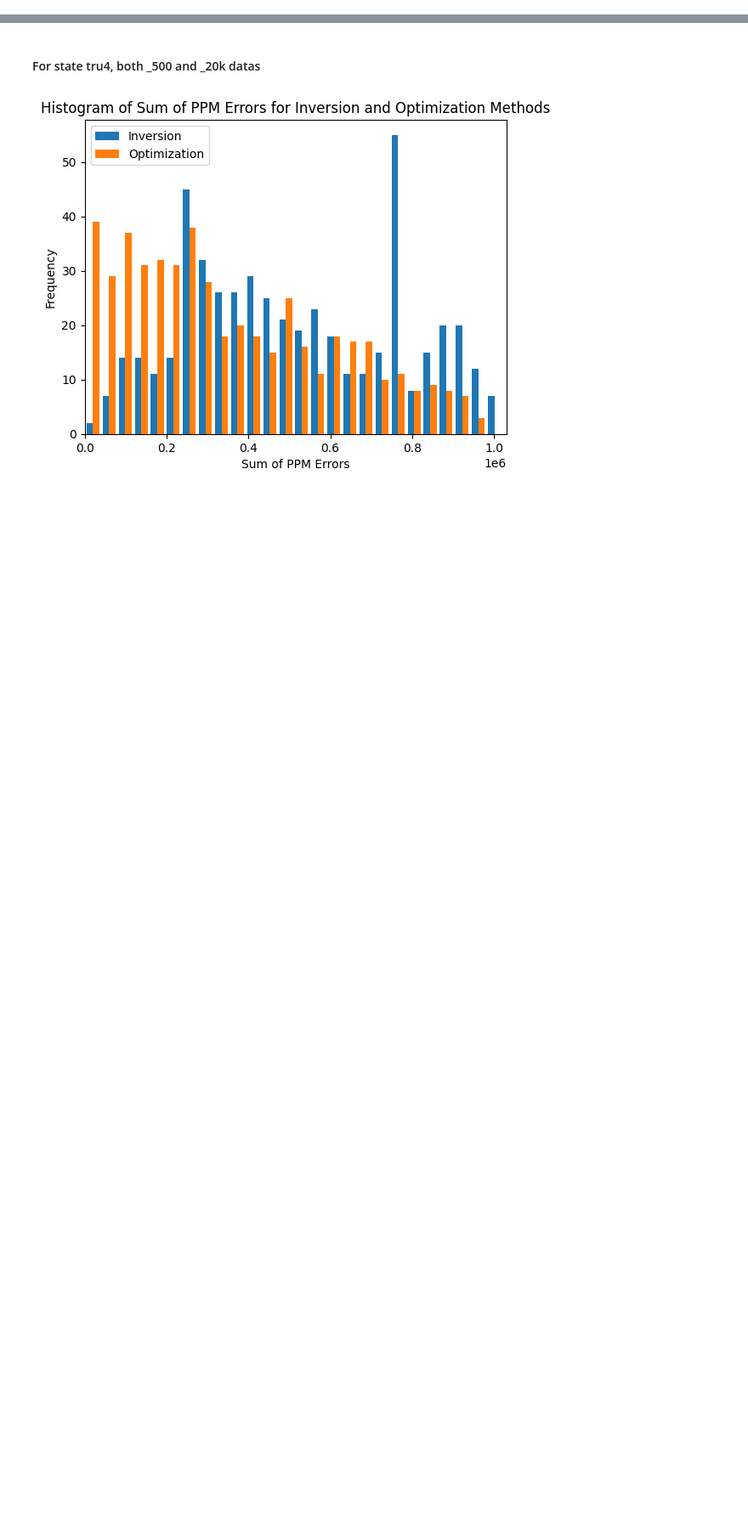
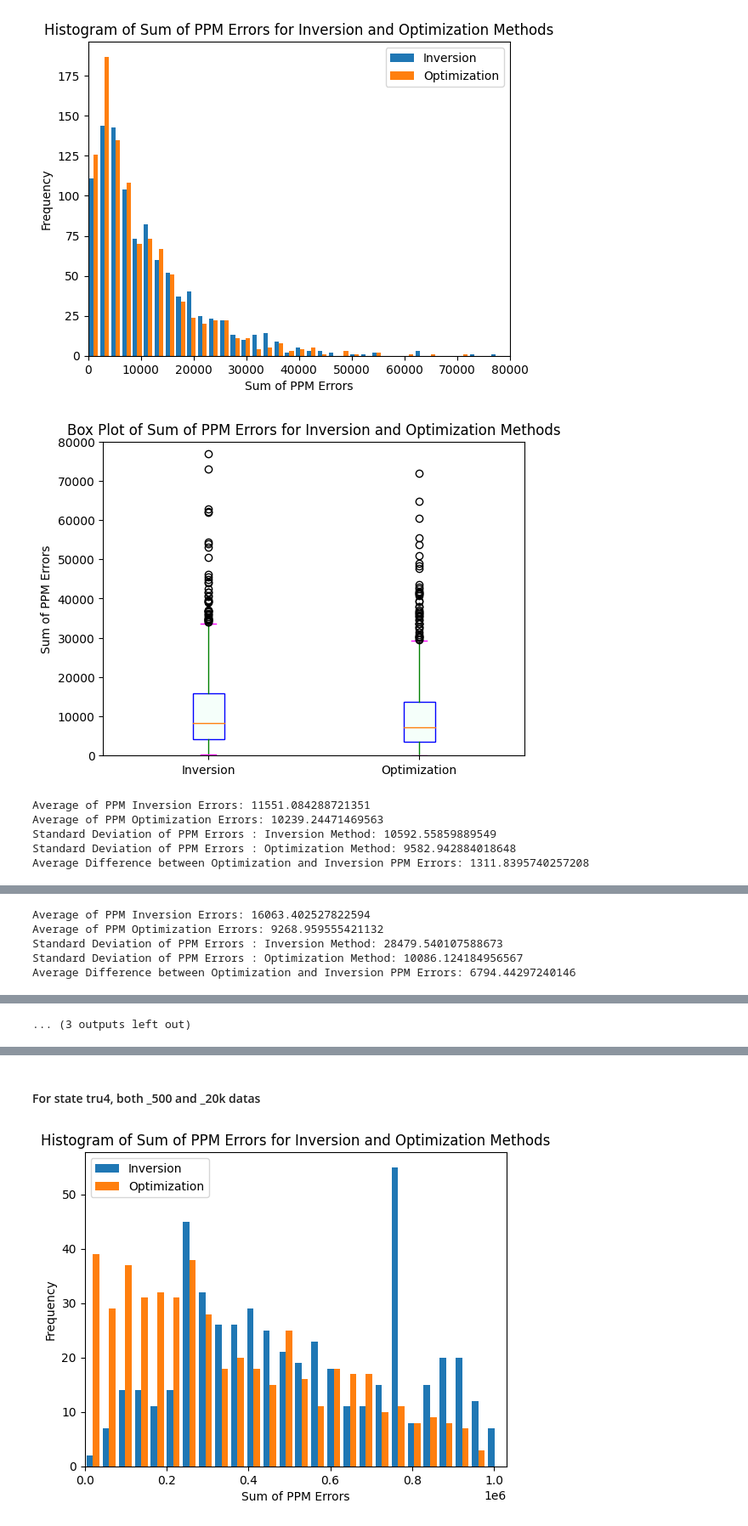
Before and after one commit to pranjagar/Pair_discrimination, a Jupyter notebook: Likelihood estimation MLE/MLE_plots_lean.ipynb, the cells around one changed output, grey strips where cells are left out. Shown: that part at 85% size. Drawn from its saved outputs; the diff is of its cells as text; code cells hidden in the pictures; blank space fills up the shorter version.

Commit message:
FINAL plots (refined, high quality)

```diff
--- a/Likelihood estimation MLE/MLE_plots_lean.ipynb
+++ b/Likelihood estimation MLE/MLE_plots_lean.ipynb
@@ -147,0 +106,16 @@ Average Difference between Optimization and Inversion PPM Errors: 5996.530406633
+# %%
+# plotting for all the states, tru1, tru2, tru3, tru4_500, tru4_20k
+
+plot_ppm_errors(errors1_inv, bins = 40, xlim = (0, 80000), ylim = (0, 80000))
+plot_ppm_errors(errors2_inv, bins = 150, xlim = (0, 110000), ylim = (0, 100000))
+plot_ppm_errors(errors3_inv, bins = 40, xlim = (0, 1000000), ylim = (0, 1000000))
+plot_ppm_errors(errors4_500_inv, bins = 40)
+plot_ppm_errors(errors4_20k_inv, bins = 40)
+# %% [output]
+[figure, added]
+[figure, added]
+Average of PPM Inversion Errors: 11551.084288721351
+Average of PPM Optimization Errors: 10239.24471469563
+Standard Deviation of PPM Errors : Inversion Method: 10592.55859889549
+Standard Deviation of PPM Errors : Optimization Method: 9582.942884018648
+Average Difference between Optimization and Inversion PPM Errors: 1311.8395740257208
@@ -147,0 +124,5 @@ Average Difference between Optimization and Inversion PPM Errors: 5996.530406633
+Average of PPM Inversion Errors: 16063.402527822594
+Average of PPM Optimization Errors: 9268.959555421132
+Standard Deviation of PPM Errors : Inversion Method: 28479.540107588673
+Standard Deviation of PPM Errors : Optimization Method: 10086.124184956567
+Average Difference between Optimization and Inversion PPM Errors: 6794.44297240146
@@ -148 +143,2 @@ Average Difference between Optimization and Inversion PPM Errors: 5996.530406633
+... (3 outputs left out)
 # %% [markdown]
```
Also changed, not shown: parts of 13 cells of this notebook, 10 other files.
